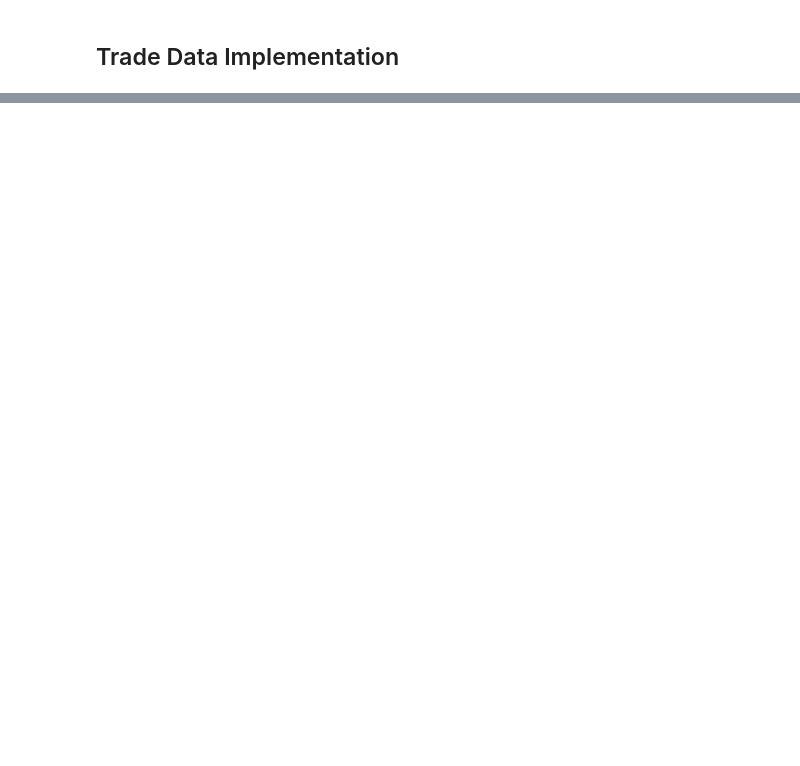
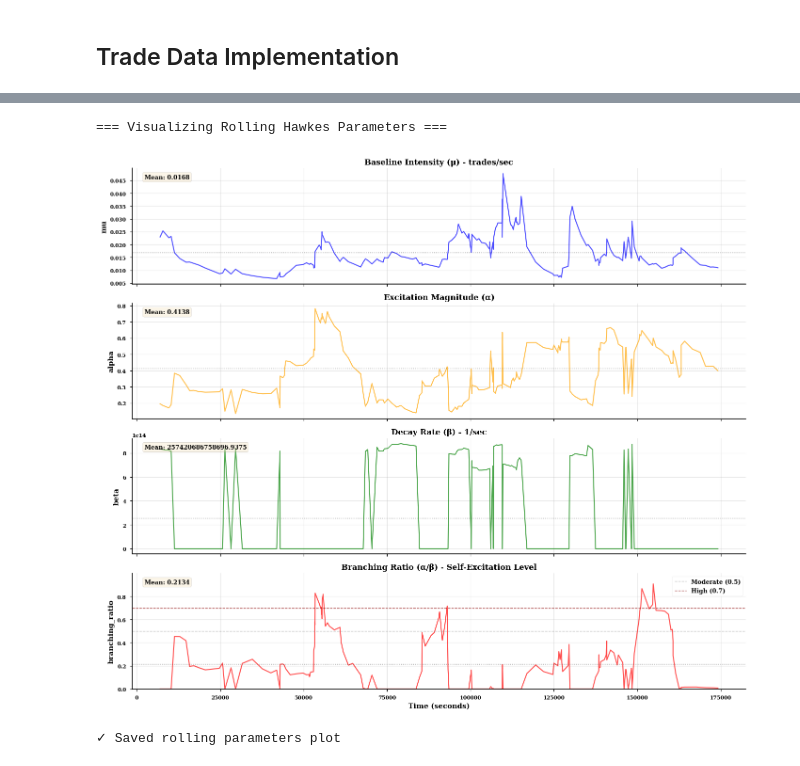
Before and after one commit to rspence821505/Order-Book-Microstructure-Analysis, a Jupyter notebook: notebooks/20_hawkes_analysis.ipynb, the cells around one changed output, grey strips where cells are left out. Saved outputs shown, nothing was run; the diff lists cells and outputs as text; code cells hidden in the pictures; blank space fills up the shorter version.

```diff
--- a/notebooks/20_hawkes_analysis.ipynb
+++ b/notebooks/20_hawkes_analysis.ipynb
@@ -200,11 +465,18 @@ plt.show()
 print("\n=== Extracting Rolling Hawkes Features ===")
 hawkes_features_df = extract_hawkes_features_rolling(
     trade_times,
-    window_size=500,   # 500 trades per window
-    stride=50,         # Move forward 50 trades each step
-    min_events=100     # Need at least 100 trades to fit
+    window_size=200,   # 200 trades per window
+    stride=20,         # Move forward 20 trades each step
+    min_events=50     # Need at least 50 trades to fit
 )
 
 print(f"Extracted features for {len(hawkes_features_df)} time windows")
 print(f"\nFeature statistics:")
 print(hawkes_features_df[['mu', 'alpha', 'beta', 'branching_ratio']].describe())
+
+
+# Check for any failed fits
+print(f"\nData quality:")
+print(f"  Windows extracted: {len(hawkes_features_df)}")
+print(f"  Expected windows: ~{(len(trade_times) - 200) // 20}")
+print(f"  Success rate: {len(hawkes_features_df) / ((len(trade_times) - 200) // 20) * 100:.1f}%")
@@ -232,0 +502,49 @@ plt.show()
+# %%
+print("\n=== Visualizing Rolling Hawkes Parameters ===")
+
+fig, axes = plt.subplots(4, 1, figsize=(14, 12), sharex=True)
+
+params_to_plot = ['mu', 'alpha', 'beta', 'branching_ratio']
+titles = [
+    'Baseline Intensity (μ) - trades/sec',
+    'Excitation Magnitude (α)',
+    'Decay Rate (β) - 1/sec',
+    'Branching Ratio (α/β) - Self-Excitation Level'
+]
+colors = ['blue', 'orange', 'green', 'red']
+
+for ax, param, title, color in zip(axes, params_to_plot, titles, colors):
+    ax.plot(hawkes_features_df['timestamp'],
+            hawkes_features_df[param],
+            linewidth=1.5,
+            color=color,
+            alpha=0.7)
+    ax.set_ylabel(param, fontsize=11)
+    ax.set_title(title, fontsize=12, fontweight='bold')
+    ax.grid(alpha=0.3)
+
+    # Add reference lines
+    if param == 'branching_ratio':
+        ax.axhline(0.5, color='gray', linestyle='--', alpha=0.5, linewidth=1, label='Moderate (0.5)')
+        ax.axhline(0.7, color='darkred', linestyle='--', alpha=0.7, linewidth=1, label='High (0.7)')
+        ax.legend(loc='upper right', fontsize=9)
+        ax.set_ylim([0, min(1.0, hawkes_features_df[param].max() * 1.1)])
+
+    # Add mean line
+    mean_val = hawkes_features_df[param].mean()
+    ax.axhline(mean_val, color='black', linestyle=':', alpha=0.5, linewidth=1)
+    ax.text(0.02, 0.95, f'Mean: {mean_val:.4f}',
+            transform=ax.transAxes, fontsize=9,
+            verticalalignment='top',
+            bbox=dict(boxstyle='round', facecolor='wheat', alpha=0.3))
+
+axes[-1].set_xlabel('Time (seconds)', fontsize=11)
+plt.tight_layout()
+plt.savefig(FIGURES_DIR / 'hawkes_analysis/hawkes_rolling_parameters.png', dpi=150)
+plt.show()
+
+print("✓ Saved rolling parameters plot")
+# %% [output]
+=== Visualizing Rolling Hawkes Parameters ===
+[figure, added]
+✓ Saved rolling parameters plot
```
Also changed, not shown: parts of 27 cells of this notebook, 17 other files.
